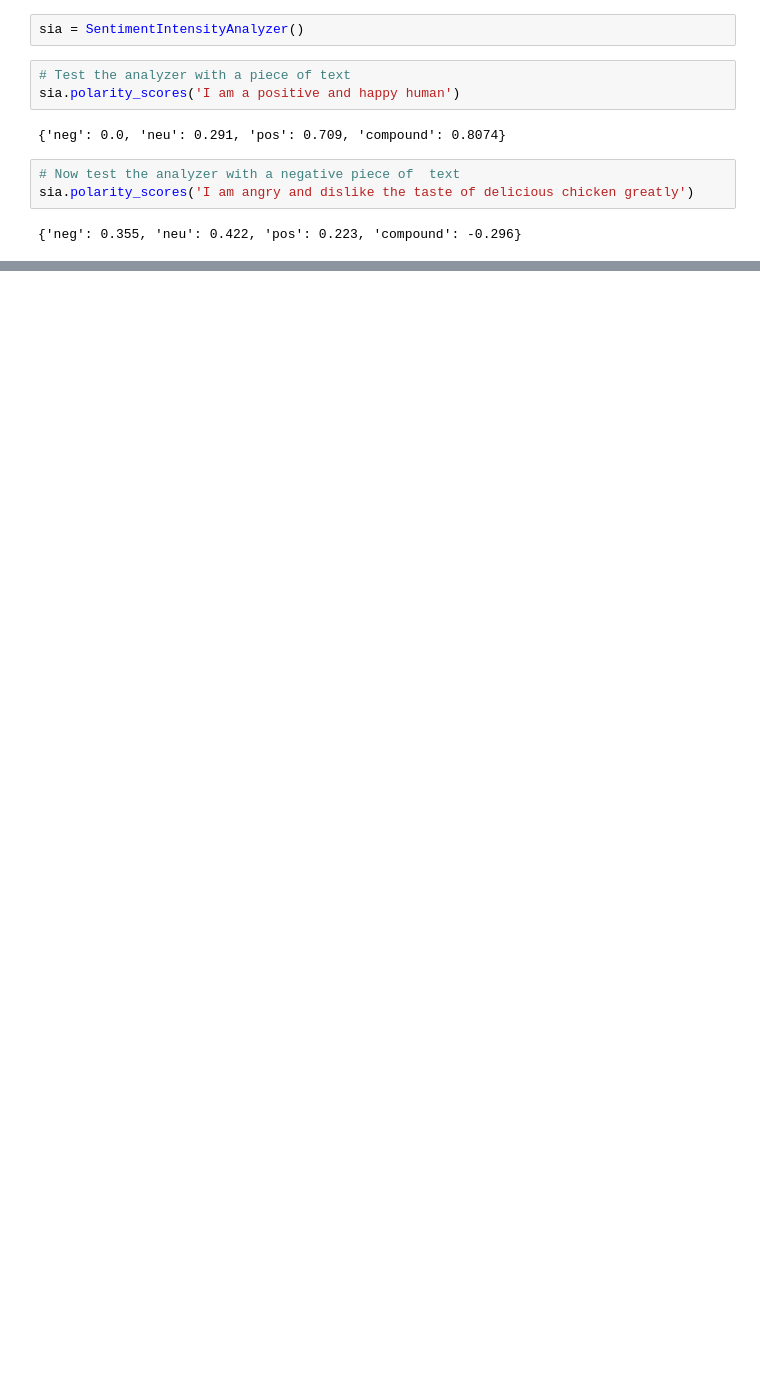
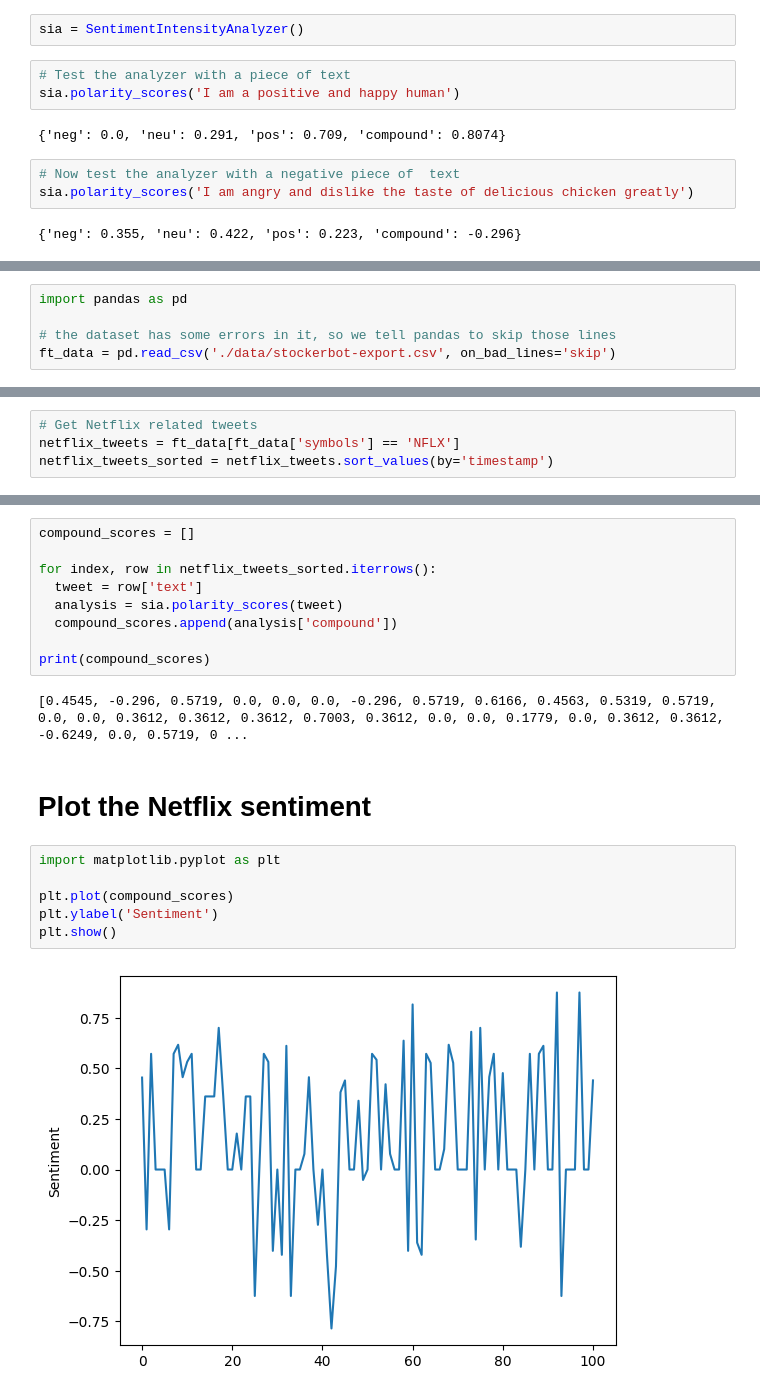
Before and after one commit to sabun123/python-sentiment-analysis, a Jupyter notebook: app.ipynb, the cells around one changed output, grey strips where cells are left out. Drawn from its saved outputs; the diff is of its cells as text; blank space fills up the shorter version.

Commit message:
✨ add netflix tweet sentiment analysis

```diff
--- a/app.ipynb
+++ b/app.ipynb
@@ -31,0 +35,5 @@ sia.polarity_scores('I am angry and dislike the taste of delicious chicken great
+# %%
+import pandas as pd
+
+# the dataset has some errors in it, so we tell pandas to skip those lines
+ft_data = pd.read_csv('./data/stockerbot-export.csv', on_bad_lines='skip')
@@ -31,0 +66,4 @@ sia.polarity_scores('I am angry and dislike the taste of delicious chicken great
+# %%
+# Get Netflix related tweets
+netflix_tweets = ft_data[ft_data['symbols'] == 'NFLX']
+netflix_tweets_sorted = netflix_tweets.sort_values(by='timestamp')
@@ -31,0 +79,21 @@ sia.polarity_scores('I am angry and dislike the taste of delicious chicken great
+# %%
+compound_scores = []
+
+for index, row in netflix_tweets_sorted.iterrows():
+  tweet = row['text']
+  analysis = sia.polarity_scores(tweet)
+  compound_scores.append(analysis['compound'])
+
+print(compound_scores)
+# %% [output]
+[0.4545, -0.296, 0.5719, 0.0, 0.0, 0.0, -0.296, 0.5719, 0.6166, 0.4563, 0.5319, 0.5719, 0.0, 0.0, 0.3612, 0.3612, 0.3612, 0.7003, 0.3612, 0.0, 0.0, 0.1779, 0.0, 0.3612, 0.3612, -0.6249, 0.0, 0.5719, 0 ...
+# %% [markdown]
+# Plot the Netflix sentiment
+# %%
+import matplotlib.pyplot as plt
+
+plt.plot(compound_scores)
+plt.ylabel('Sentiment')
+plt.show()
+# %% [output]
+[figure, added]
```
Also changed, not shown: parts of 6 cells of this notebook, 5 other files.
